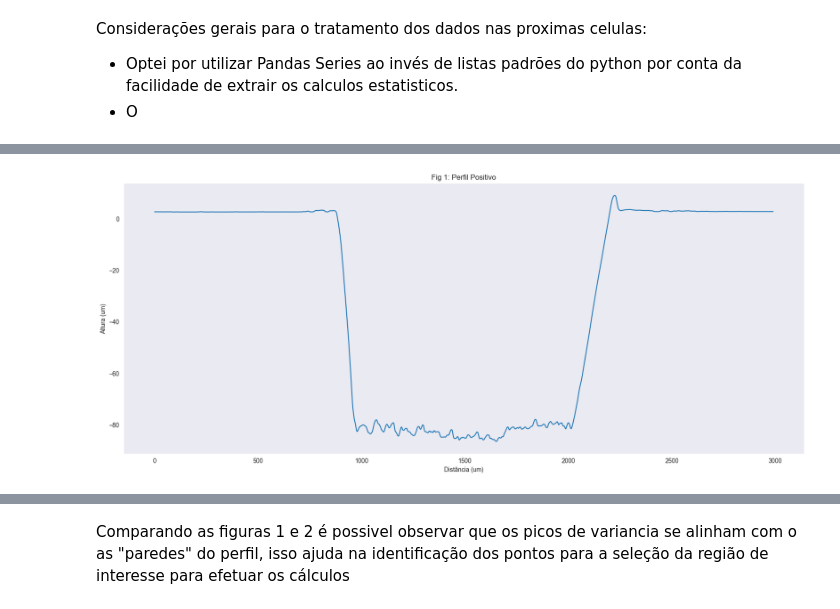
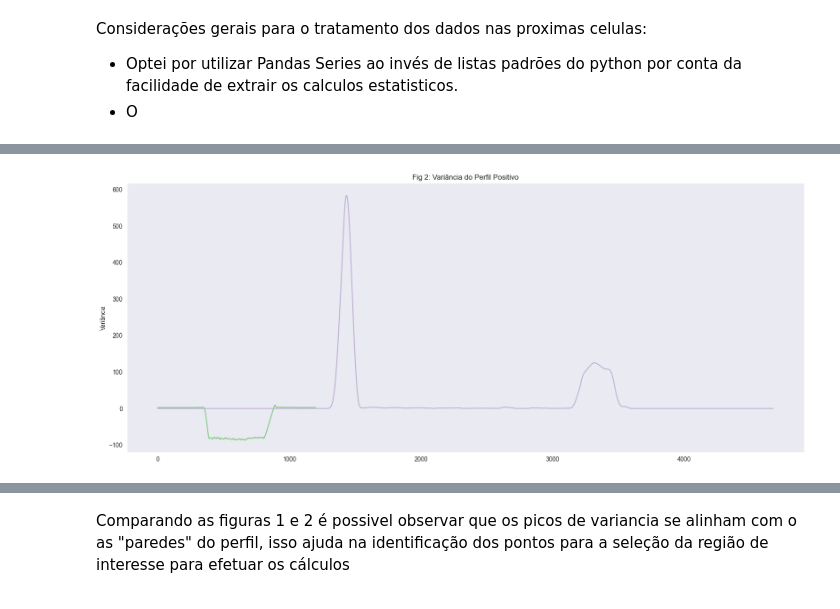
Before and after one commit to Pidoviski/calculadora_de_rugosidade, a Jupyter notebook: main.ipynb, the cells around one changed output, grey strips where cells are left out. Saved outputs shown, nothing was run; the diff lists cells and outputs as text; code cells hidden in the pictures.

```diff
--- a/main.ipynb
+++ b/main.ipynb
@@ -334,17 +350,5 @@ x,y,z = loader.get_data_2D()
 # %% [markdown]
 Importando as bibliotecas que serão utilizadas e definindo qual será o perfil 1D de corte
-# %%
-import pandas as pd
-import seaborn as sns
-import numpy as np
-
-pontos = 125  #Quantidade de pontos que a logica de varredura percorre para calcular a variancia
-corte = 150   #Perfil 1D de corte
-figure = 0    #Variavel que conta as imagens geradas ao longo do código
-
-
-sns.set_style('dark')
-sns.set_palette('tab10')
 # %% [markdown]
 Considerações gerais para o tratamento dos dados nas proximas celulas:
 
@@ -353,55 +367,49 @@ Considerações gerais para o tratamento dos dados nas proximas celulas:
 # %%
-altura = pd.Series() #Lista onde é armazenado as alturas do perfil selecionado, utilizei o pandas por conta da facilidade de fazer calculos estatisticos
-aux = pd.Series() #Lista auxiliar para armazenar dados temporarios que construirão a curva de variancia do perfil
-altura_var = pd.Series() #Lista que armazenará a variância
+altura = pd.Series()        #Lista onde é armazenado as alturas do perfil selecionado, utilizei o pandas por conta da facilidade de fazer calculos estatisticos
+aux = pd.Series()           #Lista auxiliar para armazenar dados temporarios que construirão a curva de variancia do perfil
+altura_var = pd.Series()    #Lista que armazenará a variância
+pontos = 125                #Quantidade de pontos que a logica de varredura percorre para calcular a variancia
+
 
 #Varre todos os pontos da linha de "corte" da matriz Z
 for i in range(len(y)):
     altura[i] = ((z[i][corte]*1000000))
 
 #identificando o tipo de Perfil
 if altura.mean() > 0:
     Perfil = "Negativo"
 else:
     Perfil = "Positivo"
 
 
-aux = pd.Series() #Lista auxiliar para armazenar dados temporarios que construirão a curva de variancia do perfil
-altura_var = pd.Series() #Lista que armazenará a variância
+aux = pd.Series()           #Lista auxiliar para armazenar dados temporarios que construirão a curva de variancia do perfil
+altura_var = pd.Series()    #Lista que armazenará a variância
 
-#Laço que varre "x" pontos para calcular a variancia local, sempre se deslocando 1 ponto para o final da curva
+#Laço que varre 'n' pontos para calcular a variancia local, sempre se deslocando 1 ponto para o final da curva
 for i in range(len(altura)-pontos):
     for j in range(pontos):
         aux[j] = altura[i+j]
     altura_var[i] = aux.var()
 
-ax = sns.lineplot(altura_var)
-ax.figure.set_size_inches(20,8)
-figure +=1
-ax.set_title("Fig %d: Variância do Perfil %s"%(figure, Perfil))
-ax.set(ylabel = "Variância")
-plt.show()
+#Plots
+figure = 0                   #Variavel que conta as imagens geradas ao longo do código
+
+ax1 = sns.lineplot(y= altura, x = y)
+ax1.figure.set_size_inches(20,8)
+figure += 1
+ax1.set_title("Fig %d: Perfil %s"%(figure, Perfil))
+ax1.set(xlabel = "Distância (um)", ylabel = "Altura (um)")
 
 
-ax = sns.lineplot(y= altura, x = y)
-ax.figure.set_size_inches(20,8)
-figure += 1
-ax.set_title("Fig %d: Perfil %s"%(figure, Perfil))
-ax.set(xlabel = "Distância (um)", ylabel = "Altura (um)")
 
+ax2 = sns.lineplot(altura_var)
+ax2.figure.set_size_inches(20,8)
+figure +=1
+ax2.set_title("Fig %d: Variância do Perfil %s"%(figure, Perfil))
+ax2.set(ylabel = "Variância")
 
-"""Exibir um ponto aleatório na curva
+ax2.set_xlabel(None)
 
-rng = np.random.default_rng()
-s = rng.integers(low=0, high=4801, size=1)
-print(s)
-px = aux[s[0]]
-py = y[s[0]]
-
-print(px,py)
-plt.scatter(x=py, y = px ,c='r', s = 15)
-
-"""
 plt.show()
 # %% [output]
-[figure, old version]
+[figure, new version]
```
Also changed, not shown: parts of 15 cells of this notebook.
